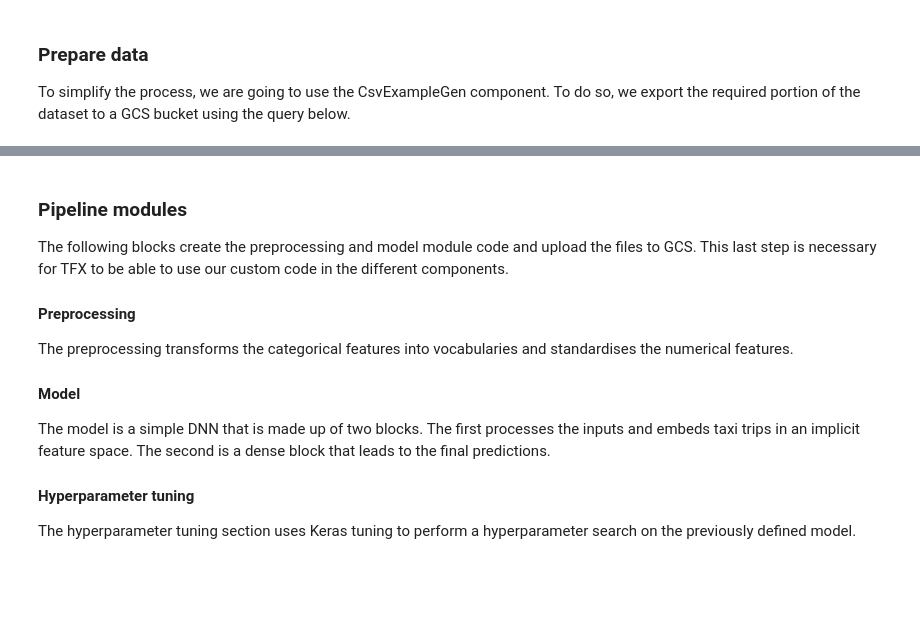
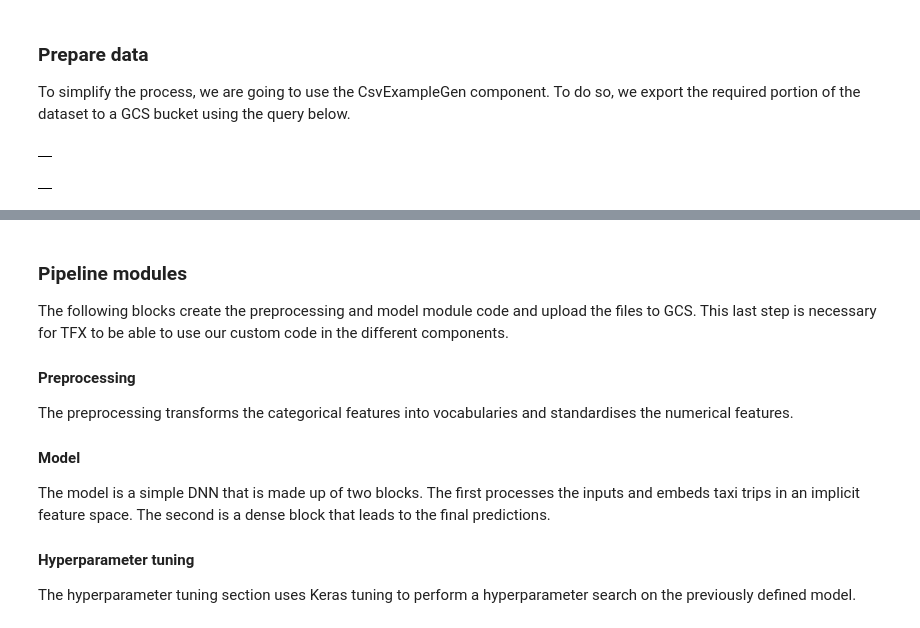
Before and after one commit to aliz-ai/ml-spec-2022, a Jupyter notebook: Demo_1/0. Pipeline Definition.ipynb, the cells around one changed output, grey strips where cells are left out. Saved outputs shown, nothing was run; the diff lists cells and outputs as text; code cells hidden in the pictures; blank space fills up the shorter version.

```diff
--- a/Demo_1/0_Pipeline_Definition.ipynb
+++ b/Demo_1/0. Pipeline Definition.ipynb
@@ -51,4 +49,72 @@ PIPELINE_ROOT: gs://mormota/pipeline_root/taxi-vertex-pipelines
 ### Prepare data
 
 To simplify the process, we are going to use the CsvExampleGen component. To do so, we export the required portion of the dataset to a GCS bucket using the query below.
+# %%
+%%bigquery
+
+EXPORT DATA
+  OPTIONS (
+    uri = 'gs://mormota/data/taxi_data/train/taxi_*.csv',
+    format = 'CSV',
+    overwrite = true,
+    header = true,
+    field_delimiter = ',')
+AS (
+  SELECT
+    trip_id,
+    CAST(TripStartYear AS STRING) AS TripStartYear,
+     CAST(TripStartMonth AS STRING) AS TripStartMonth,
+      CAST(TripStartDay AS STRING) AS TripStartDay,
+       CAST(TripStartHour AS STRING) AS TripStartHour,
+        CAST(TripStartMinute AS STRING) AS TripStartMinute,
+         CAST(pickup_census_tract AS STRING) AS pickup_census_tract,
+          CAST(dropoff_census_tract AS STRING) AS dropoff_census_tract,
+
+    IFNULL(fare, 0) AS fare,
+     IFNULL(historical_tripDuration, 0) AS historical_tripDuration,
+      IFNULL(histOneWeek_tripDuration, 0) AS histOneWeek_tripDuration,
+       IFNULL(historical_tripDistance, 0) AS historical_tripDistance,
+        IFNULL(histOneWeek_tripDistance, 0) AS histOneWeek_tripDistance,
+         IFNULL(rawDistance, 0) AS rawDistance,
+FROM `aliz-ml-spec-2022-dev.mormota.Demo1_MLdataset`
+WHERE trip_start_timestamp >= '2020-01-01 00:00:00 UTC'
+    AND trip_start_timestamp < '2021-01-01 00:00:00 UTC'
+    AND ABS(MOD(FARM_FINGERPRINT(trip_id), 20)) != 0
+);
+# %% [output]
+|  |
+# %%
+%%bigquery
+
+EXPORT DATA
+  OPTIONS (
+    uri = 'gs://mormota/data/taxi_data/eval/taxi_*.csv',
+    format = 'CSV',
+    overwrite = true,
+    header = true,
+    field_delimiter = ',')
+AS (
+  SELECT
+    trip_id,
+    CAST(TripStartYear AS STRING) AS TripStartYear,
+     CAST(TripStartMonth AS STRING) AS TripStartMonth,
+      CAST(TripStartDay AS STRING) AS TripStartDay,
+       CAST(TripStartHour AS STRING) AS TripStartHour,
+        CAST(TripStartMinute AS STRING) AS TripStartMinute,
+         CAST(pickup_census_tract AS STRING) AS pickup_census_tract,
+          CAST(dropoff_census_tract AS STRING) AS dropoff_census_tract,
+
+    IFNULL(fare, 0) AS fare,
+     IFNULL(historical_tripDuration, 0) AS historical_tripDuration,
+      IFNULL(histOneWeek_tripDuration, 0) AS histOneWeek_tripDuration,
+       IFNULL(historical_tripDistance, 0) AS historical_tripDistance,
+        IFNULL(histOneWeek_tripDistance, 0) AS histOneWeek_tripDistance,
+         IFNULL(rawDistance, 0) AS rawDistance,
+FROM `aliz-ml-spec-2022-dev.mormota.Demo1_MLdataset`
+WHERE trip_start_timestamp >= '2020-01-01 00:00:00 UTC'
+    AND trip_start_timestamp < '2021-01-01 00:00:00 UTC'
+    AND ABS(MOD(FARM_FINGERPRINT(trip_id), 20)) = 0
+);
+# %% [output]
+|  |
 # %%
```
Also changed, not shown: parts of 8 cells of this notebook, 3 other files.
